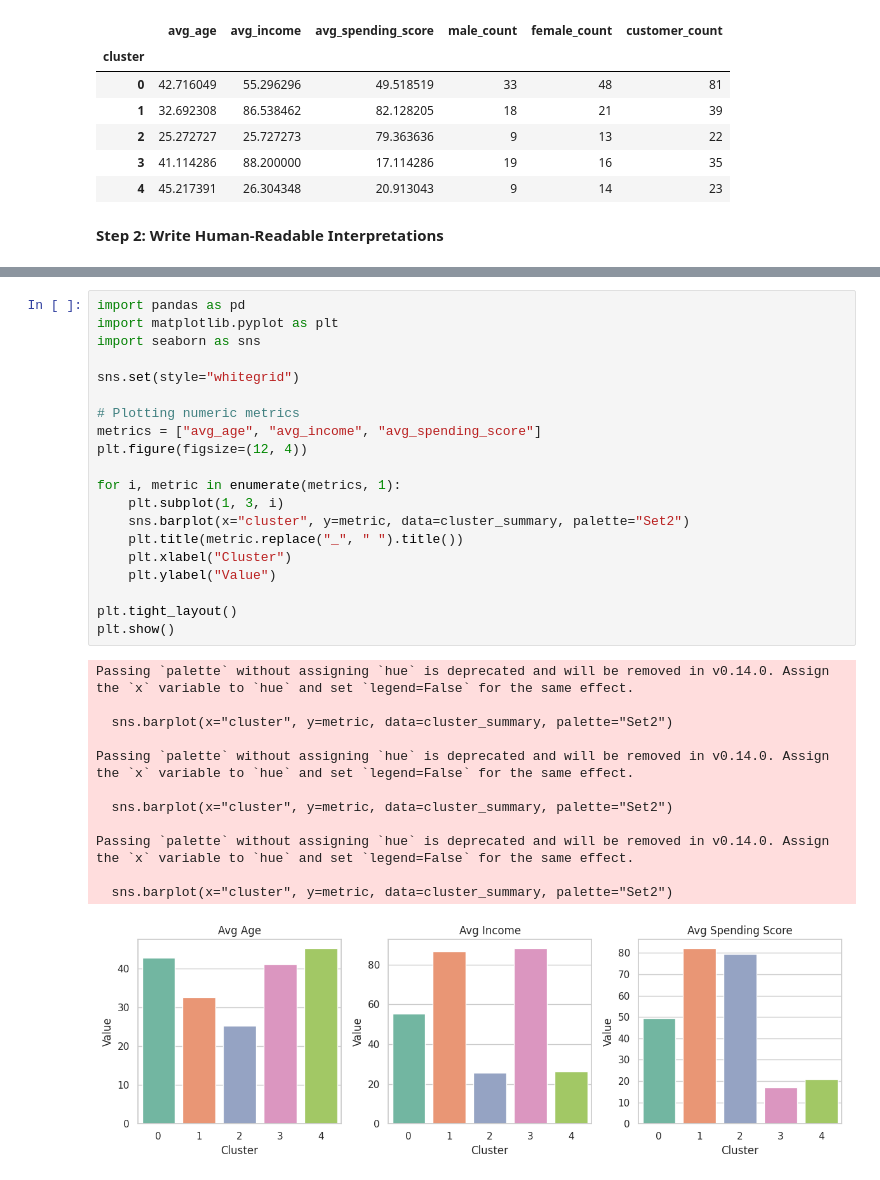
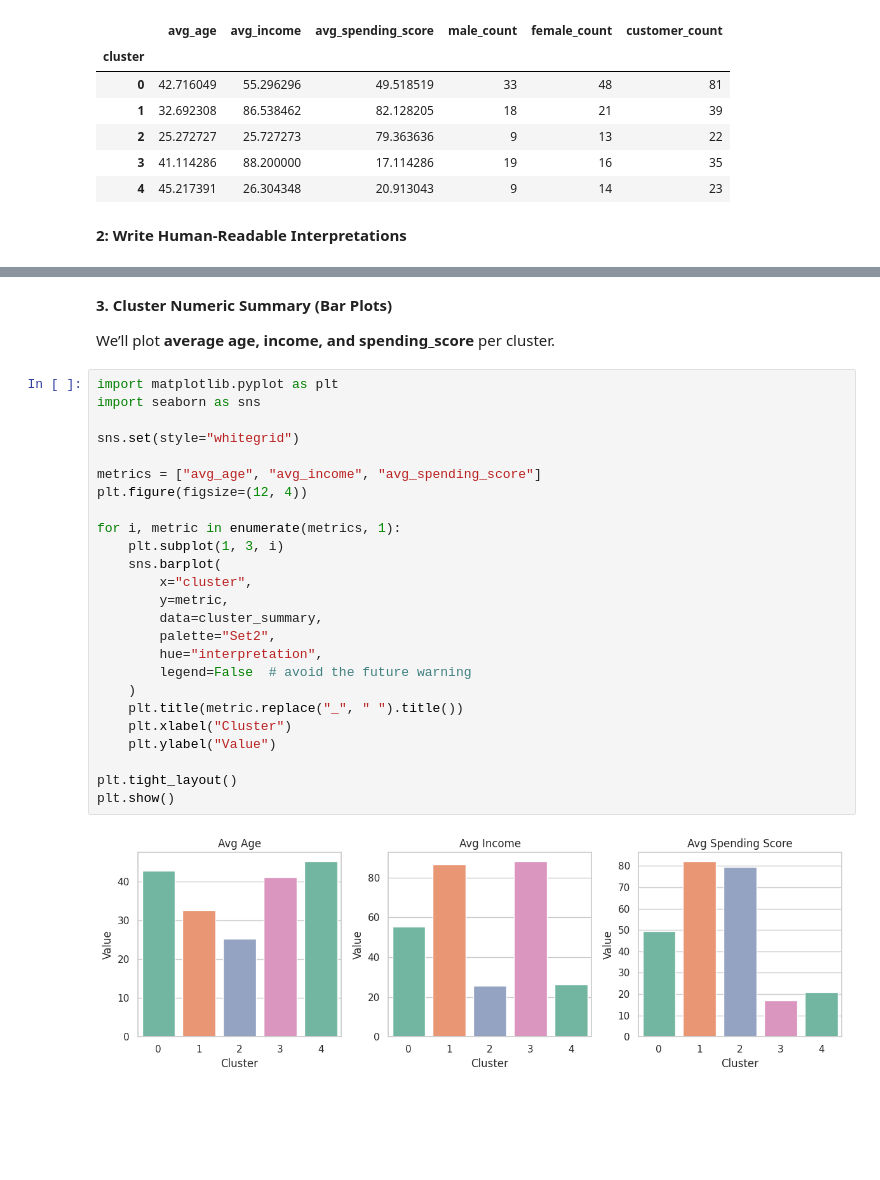
Before and after one commit to epythonlab2/AI_4_health, a Jupyter notebook: module_2_unsupervised_machine_learning.ipynb, the cells around one changed output, grey strips where cells are left out. Drawn from its saved outputs; the diff is of its cells as text; blank space fills up the shorter version.

```diff
--- a/module_2_unsupervised_machine_learning.ipynb
+++ b/module_2_unsupervised_machine_learning.ipynb
@@ -1091,7 +1075,7 @@ cluster_summary
 | 3 | 41.114286 | 88.200000 | 17.114286 | 19 | 16 | 35 |
 | 4 | 45.217391 | 26.304348 | 20.913043 | 9 | 14 | 23 |
 # %% [markdown]
-**Step 2: Write Human-Readable Interpretations**
+**2: Write Human-Readable Interpretations**
 # %%
 def interpret_cluster(row):
     if row["avg_income"] > 80 and row["avg_spending_score"] > 70:
@@ -1116,36 +1100,34 @@ cluster_summary
 | 2 | 25.272727 | 25.727273 | 79.363636 | 9 | 13 | 22 | Young frequent spenders |
 | 3 | 41.114286 | 88.200000 | 17.114286 | 19 | 16 | 35 | High-income but low engagement cu... |
 | 4 | 45.217391 | 26.304348 | 20.913043 | 9 | 14 | 23 | Moderate or mixed behavior customers |
+# %% [markdown]
+**3. Cluster Numeric Summary (Bar Plots)**
+
+We’ll plot **average age, income, and spending_score** per cluster.
 # %%
-import pandas as pd
 import matplotlib.pyplot as plt
 import seaborn as sns
 
 sns.set(style="whitegrid")
 
-# Plotting numeric metrics
 metrics = ["avg_age", "avg_income", "avg_spending_score"]
 plt.figure(figsize=(12, 4))
 
 for i, metric in enumerate(metrics, 1):
     plt.subplot(1, 3, i)
-    sns.barplot(x="cluster", y=metric, data=cluster_summary, palette="Set2")
+    sns.barplot(
+        x="cluster",
+        y=metric,
+        data=cluster_summary,
+        palette="Set2",
+        hue="interpretation",
+        legend=False  # avoid the future warning
+    )
     plt.title(metric.replace("_", " ").title())
     plt.xlabel("Cluster")
     plt.ylabel("Value")
 
 plt.tight_layout()
 plt.show()
 # %% [output]
-Passing `palette` without assigning `hue` is deprecated and will be removed in v0.14.0. Assign the `x` variable to `hue` and set `legend=False` for the same effect.
-
-  sns.barplot(x="cluster", y=metric, data=cluster_summary, palette="Set2")
-
-Passing `palette` without assigning `hue` is deprecated and will be removed in v0.14.0. Assign the `x` variable to `hue` and set `legend=False` for the same effect.
-
-  sns.barplot(x="cluster", y=metric, data=cluster_summary, palette="Set2")
-
-Passing `palette` without assigning `hue` is deprecated and will be removed in v0.14.0. Assign the `x` variable to `hue` and set `legend=False` for the same effect.
-
-  sns.barplot(x="cluster", y=metric, data=cluster_summary, palette="Set2")
-[figure, old version]
+[figure, new version]
```
Also changed, not shown: parts of 9 cells of this notebook.
